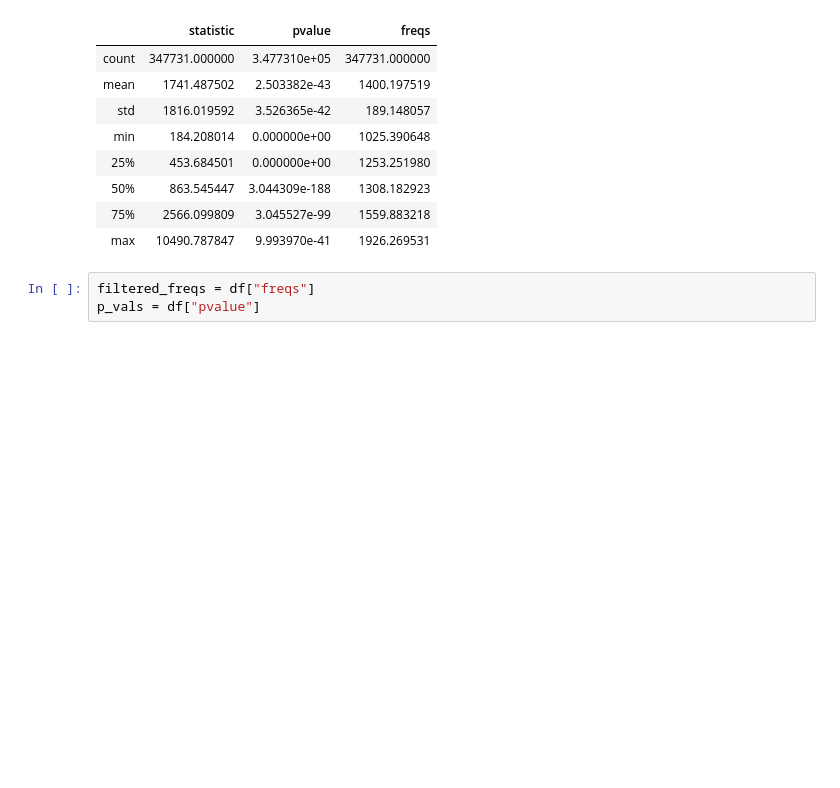
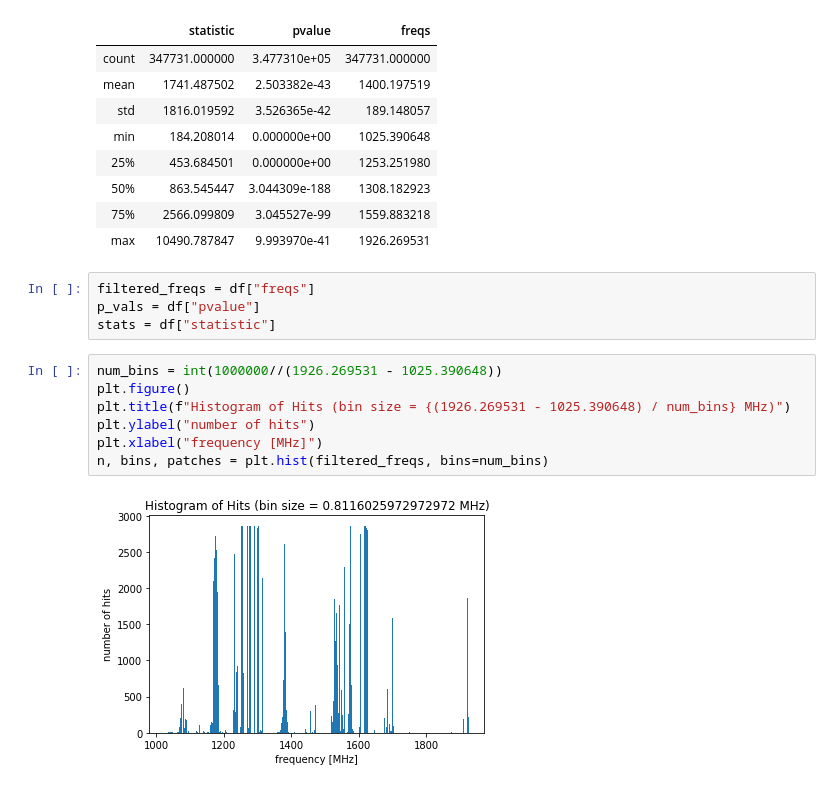
Before and after one commit to FX196/SETI-Energy-Detection, a Jupyter notebook: Result Visualization.ipynb, the cells around one changed output. Saved outputs shown, nothing was run; the diff lists cells and outputs as text; blank space fills up the shorter version.

```diff
--- a/Result Visualization.ipynb
+++ b/Result Visualization.ipynb
@@ -53,3 +53,13 @@ df.describe()
 # %%
 filtered_freqs = df["freqs"]
 p_vals = df["pvalue"]
+stats = df["statistic"]
+# %%
+num_bins = int(1000000//(1926.269531 - 1025.390648))
+plt.figure()
+plt.title(f"Histogram of Hits (bin size = {(1926.269531 - 1025.390648) / num_bins} MHz)")
+plt.ylabel("number of hits")
+plt.xlabel("frequency [MHz]")
+n, bins, patches = plt.hist(filtered_freqs, bins=num_bins)
+# %% [output]
+[figure, added]
```
Also changed, not shown: parts of 4 cells of this notebook, 2 other files.
